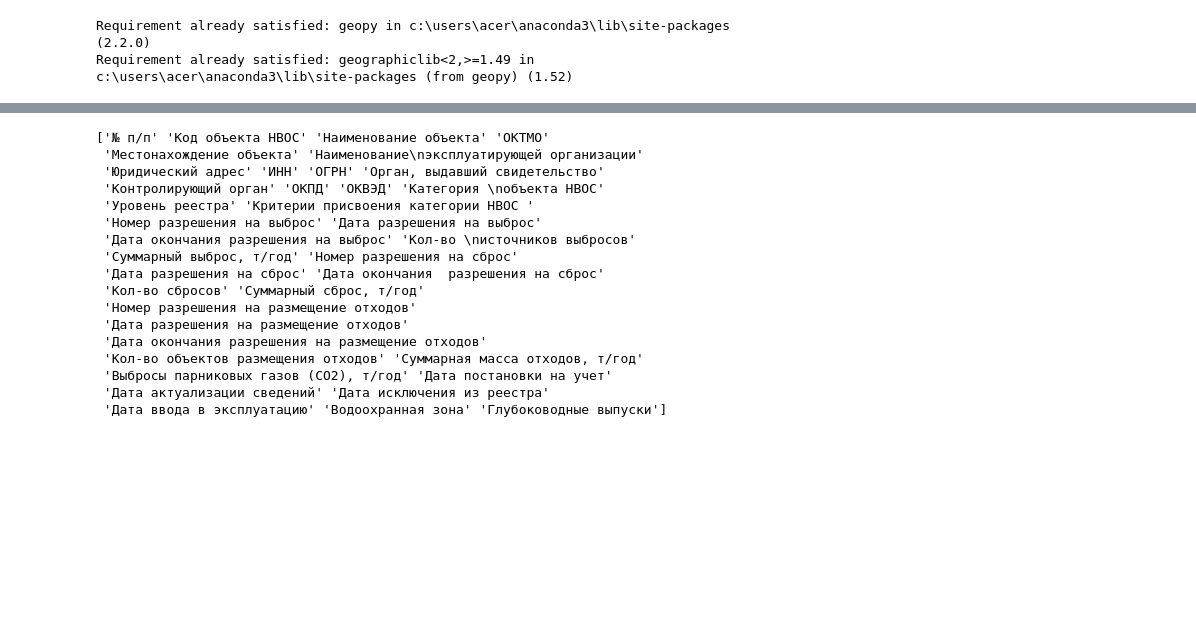
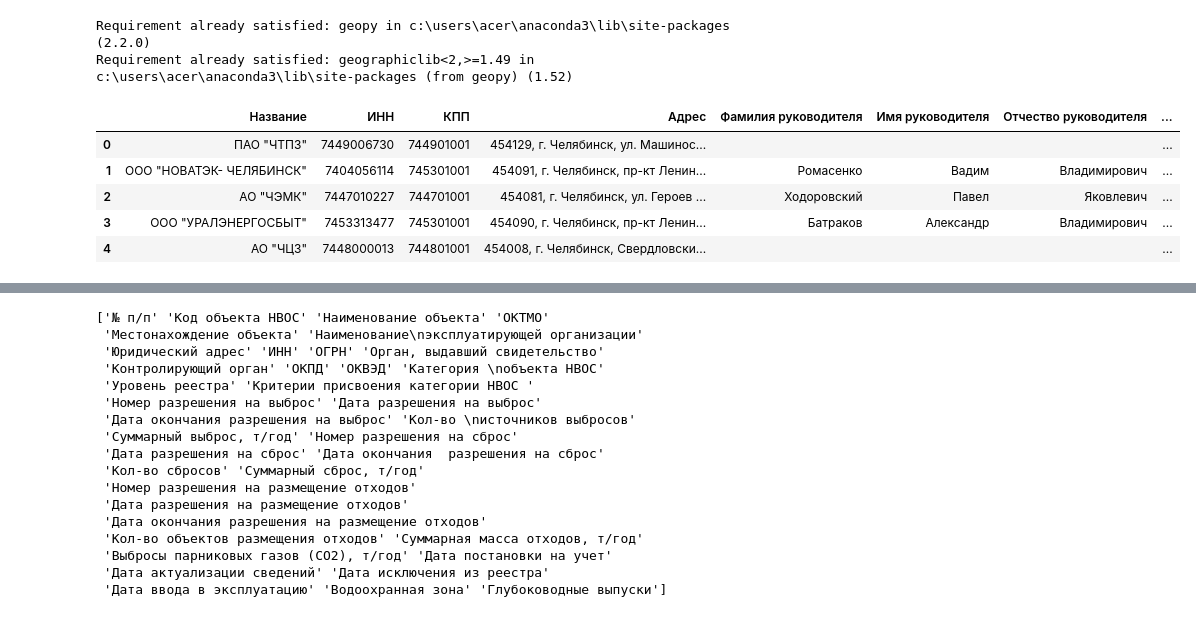
Before and after one commit to danielgof/Digital_Breakthrough, a Jupyter notebook: data_analytics.ipynb, the cells around one changed output, grey strips where cells are left out. Drawn from its saved outputs; the diff is of its cells as text; code cells hidden in the pictures; blank space fills up the shorter version.

```diff
--- a/data_analytics.ipynb
+++ b/data_analytics.ipynb
@@ -27,3 +27,12 @@ licence2 = pd.read_excel("Data/licence2.xls")
 NVOS = pd.read_excel("Data/NVOS.xlsx")
 register_of_licenses = pd.read_excel("Data/register_of_licenses.xlsx")
 reg_pollutant = pd.read_excel("Data/reg_pollutant.xlsx")
+# %%
+egrul.head()
+# %% [output]
+|  | Название | ИНН | КПП | Адрес | Фамилия руководителя | Имя руководителя | Отчество руководителя | ... |
+| 0 | ПАО "ЧТПЗ" | 7449006730 | 744901001 | 454129, г. Челябинск, ул. Машинос... |  |  |  | ... |
+| 1 | ООО "НОВАТЭК- ЧЕЛЯБИНСК" | 7404056114 | 745301001 | 454091, г. Челябинск, пр-кт Ленин... | Ромасенко | Вадим | Владимирович | ... |
+| 2 | АО "ЧЭМК" | 7447010227 | 744701001 | 454081, г. Челябинск, ул. Героев ... | Ходоровский | Павел | Яковлевич | ... |
+| 3 | ООО "УРАЛЭНЕРГОСБЫТ" | 7453313477 | 745301001 | 454090, г. Челябинск, пр-кт Ленин... | Батраков | Александр | Владимирович | ... |
+| 4 | АО "ЧЦЗ" | 7448000013 | 744801001 | 454008, г. Челябинск, Свердловски... |  |  |  | ... |
```
Also changed, not shown: parts of 1 cell of this notebook, 1 other file.
